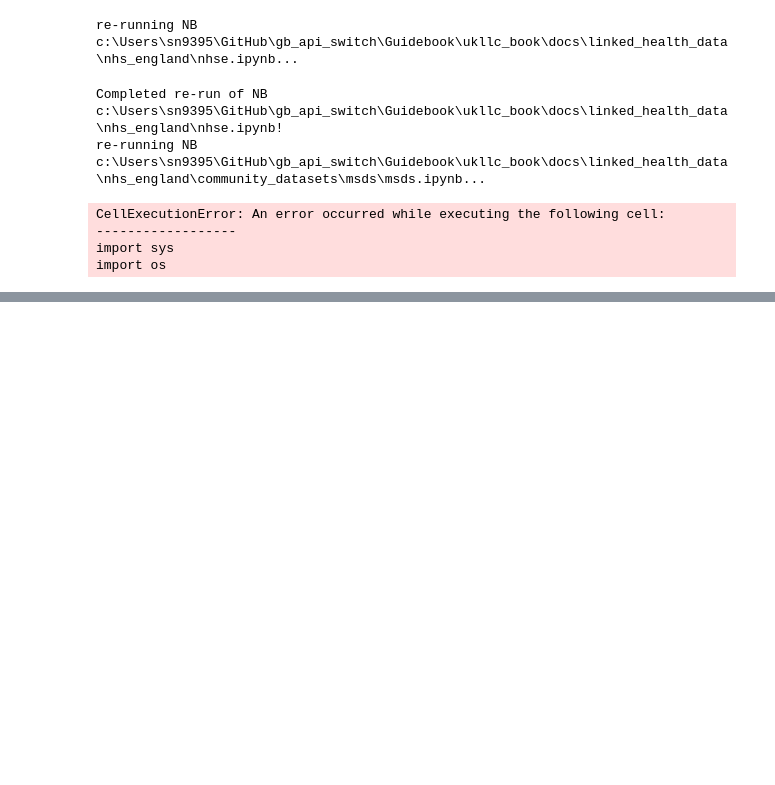
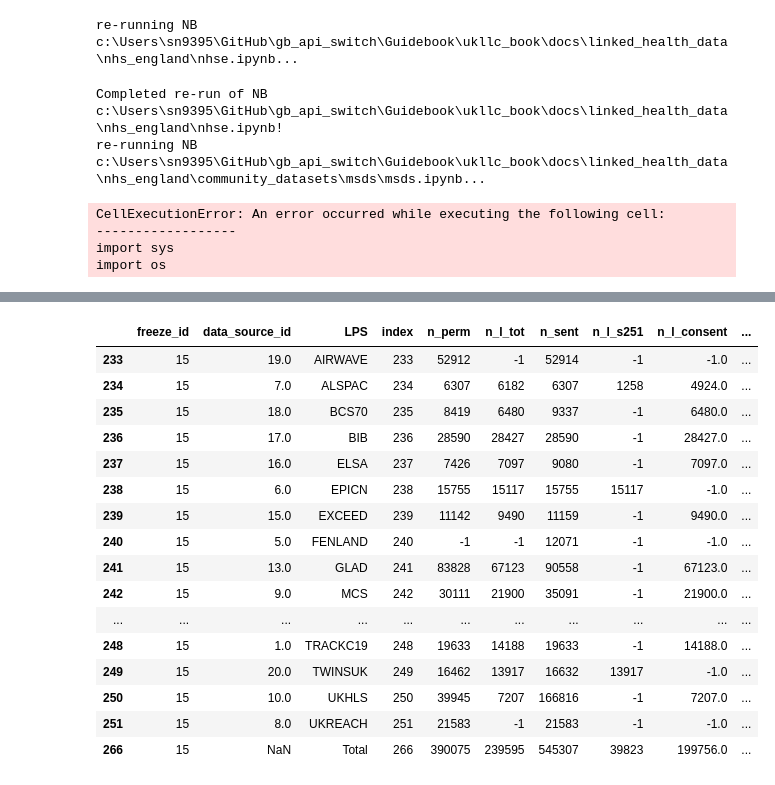
Before and after one commit to UKLLC/Guidebook, a Jupyter notebook: ukllc_book/docs/scripts/scratchpad.ipynb, the cells around one changed output, grey strips where cells are left out. Saved outputs shown, nothing was run; the diff lists cells and outputs as text; code cells hidden in the pictures; blank space fills up the shorter version.

```diff
--- a/ukllc_book/docs/scripts/scratchpad.ipynb
+++ b/ukllc_book/docs/scripts/scratchpad.ipynb
@@ -1179,0 +1211,9 @@ import os
+# %%
+ds = "MHSDS"
+url = (api_url + "nhs-dataset-counts/"
+        + "?table={}".format(ds))
+r = requests.get(url, headers={'access-token': API_KEY})
+data = r.text
+pj = json.loads(data)
+df = pd.json_normalize(pj)
+df[df["dataset_stem"] == "MHSDS"]
@@ -1179,0 +1234,6 @@ import os
+# %%
+r_d = requests.get(
+    api_url + "all-datasets-versions",
+    headers={'access-token': API_KEY.strip()})
+
+pd.DataFrame(json.loads(r_d.text))
@@ -1179,0 +1254,40 @@ import os
+# %%
+def get_md_api_frz_link_nhse() -> pd.DataFrame:
+    """Returns dataframe of all freeze linkage rates (NHSE only for now)
+
+    Returns:
+        pd.DataFrame: dataframe of all freeze linkage metrics
+    """
+    r_d = requests.get(
+            api_url +
+            "freeze-linkage-nhse/",
+            headers={'access-token': API_KEY.strip()})
+
+    try:
+        r_d.raise_for_status()
+
+    except requests.exceptions.HTTPError as err:
+        return "HTTP Error: " + str(err)
+
+    return pd.DataFrame(json.loads(r_d.text))
+
+df = get_md_api_frz_link_nhse()
+df[df["freeze_id"] == df["freeze_id"].max()]
+# %% [output]
+|  | freeze_id | data_source_id | LPS | index | n_perm | n_l_tot | n_sent | n_l_s251 | n_l_consent | ... |
+| 233 | 15 | 19.0 | AIRWAVE | 233 | 52912 | -1 | 52914 | -1 | -1.0 | ... |
+| 234 | 15 | 7.0 | ALSPAC | 234 | 6307 | 6182 | 6307 | 1258 | 4924.0 | ... |
+| 235 | 15 | 18.0 | BCS70 | 235 | 8419 | 6480 | 9337 | -1 | 6480.0 | ... |
+| 236 | 15 | 17.0 | BIB | 236 | 28590 | 28427 | 28590 | -1 | 28427.0 | ... |
+| 237 | 15 | 16.0 | ELSA | 237 | 7426 | 7097 | 9080 | -1 | 7097.0 | ... |
+| 238 | 15 | 6.0 | EPICN | 238 | 15755 | 15117 | 15755 | 15117 | -1.0 | ... |
+| 239 | 15 | 15.0 | EXCEED | 239 | 11142 | 9490 | 11159 | -1 | 9490.0 | ... |
+| 240 | 15 | 5.0 | FENLAND | 240 | -1 | -1 | 12071 | -1 | -1.0 | ... |
+| 241 | 15 | 13.0 | GLAD | 241 | 83828 | 67123 | 90558 | -1 | 67123.0 | ... |
+| 242 | 15 | 9.0 | MCS | 242 | 30111 | 21900 | 35091 | -1 | 21900.0 | ... |
+| ... | ... | ... | ... | ... | ... | ... | ... | ... | ... | ... |
+| 248 | 15 | 1.0 | TRACKC19 | 248 | 19633 | 14188 | 19633 | -1 | 14188.0 | ... |
+| 249 | 15 | 20.0 | TWINSUK | 249 | 16462 | 13917 | 16632 | 13917 | -1.0 | ... |
+| 250 | 15 | 10.0 | UKHLS | 250 | 39945 | 7207 | 166816 | -1 | 7207.0 | ... |
+| 251 | 15 | 8.0 | UKREACH | 251 | 21583 | -1 | 21583 | -1 | -1.0 | ... |
+| 266 | 15 | NaN | Total | 266 | 390075 | 239595 | 545307 | 39823 | 199756.0 | ... |
```
Also changed, not shown: parts of 5 cells of this notebook, 20 other files.
